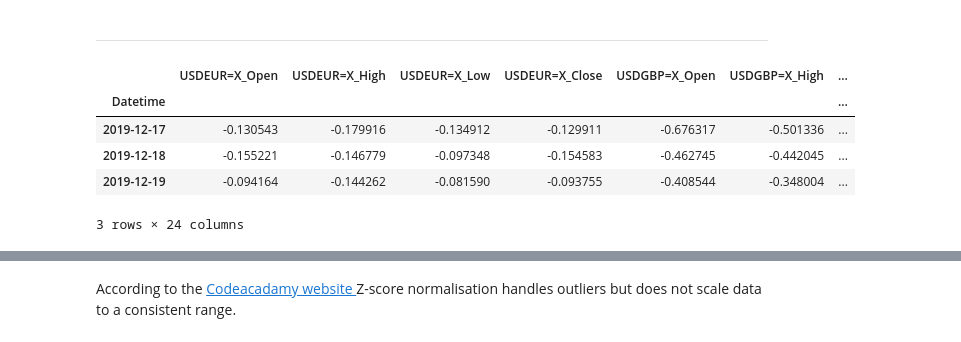
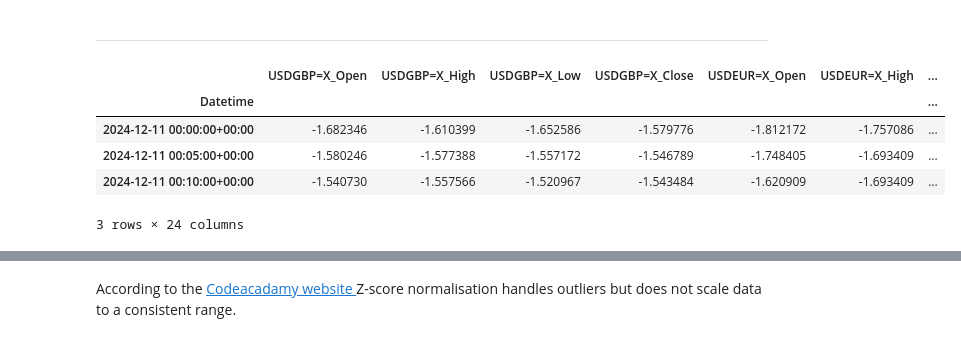
Before and after one commit to TomUszyn/PFDA-project, a Jupyter notebook: analysingCurrencyTrends.ipynb, the cells around one changed output, grey strips where cells are left out. Saved outputs shown, nothing was run; the diff lists cells and outputs as text; code cells hidden in the pictures.

```diff
--- a/analysingCurrencyTrends.ipynb
+++ b/analysingCurrencyTrends.ipynb
@@ -299,5 +462,45 @@ dataframes = [mergedFiatCurrencies2y, mergedFiatCurrencies5y, mergedFiatCurrenci
 # Forward fill missing values for each DataFrame in the list
 for df in dataframes:
     df.ffill(inplace=True)
+# %%
+## Convert to the same timezone (UTC) if the index is already timezone-aware
+dataFrames = [allFiatCurrencies2y, allFiatCurrencies5y, allFiatCurrencies5d, btc2y, btc5y, btc5d]
+
+for df in dataFrames:
+    if df.index.tzinfo is None:  # If timezone is naive, localize to UTC
+        df.index = df.index.tz_localize('UTC')
+    else:  # If timezone is already aware, convert to UTC
+        df.index = df.index.tz_convert('UTC')
 # %% [markdown]
 #### Checking Datetime format if it is in expected form: '%Y-%m-%d %H:%M:%S'.
+# %%
+# Define the DataFrames
+dataFrames = [allFiatCurrencies2y, allFiatCurrencies5y, allFiatCurrencies5d, btc2y, btc5y, btc5d]
+
+dataframeNames = [
+    'allFiatCurrencies2y',
+    'allFiatCurrencies5y',
+    'allFiatCurrencies5d',
+    'btc2y',
+    'btc5y',
+    'btc5d'
+]
+
+for name, df in zip(dataframeNames, dataFrames):
+    print(f"\nChecking DataFrame '{name}'...")
+
+    # Check if 'Datetime' exists in the index names
+    if 'Datetime' in df.index.names:
+        datetime_column = df.index.get_level_values('Datetime')
+
+        # Check if the index is in datetime64 format
+        if pd.api.types.is_datetime64_any_dtype(datetime_column):
+            datetime_format = datetime_column[0].strftime('%Y-%m-%d %H:%M:%S')
+            print("The 'Datetime' index is correctly formatted as datetime64.")
+            print(f"Example of the format: {datetime_format}")
+        else:
+            print("The 'Datetime' index is not in datetime64 format. Please convert it.")
+    else:
+        print("The 'Datetime' level is not present in the index.")
+
+print("\nAll DataFrames have been checked.")
@@ -472,31 +718,31 @@ normalisedZscoreBtc2y.head(3)
 ***
 # %%
 # List of DataFrames
-fiatDataFrames = [mergedFiatCurrencies2y, mergedFiatCurrencies5y, mergedFiatCurrencies5d]
+fiatDataFrames = [allFiatCurrencies2y, allFiatCurrencies5y, allFiatCurrencies5d]
 btcDataframes = [btc2y, btc5y, btc5d]
 
 # Initialize the Z-score scaler
 scalerZscore = StandardScaler()
 
 # Apply Z-score normalization to each DataFrame and store them
 normalisedDfs = [
     pd.DataFrame(
         scalerZscore.fit_transform(df),
         columns=df.columns,
         index=df.index
     )
     for df in fiatDataFrames
 ]
 
 # Unpack the normalized DataFrames
 normalisedZscoreFiat2y, normalisedZscoreFiat5y, normalisedZscoreFiat5d = normalisedDfs
 
 # Display the first 3 rows of the normalized DataFrame for 5 years
-normalisedZscoreFiat5y.head(3)
+normalisedZscoreFiat5d.head(3)
 # %% [output]
-|  | USDEUR=X_Open | USDEUR=X_High | USDEUR=X_Low | USDEUR=X_Close | USDGBP=X_Open | USDGBP=X_High | ... |
+|  | USDGBP=X_Open | USDGBP=X_High | USDGBP=X_Low | USDGBP=X_Close | USDEUR=X_Open | USDEUR=X_High | ... |
 | Datetime |  |  |  |  |  |  | ... |
-| 2019-12-17 | -0.130543 | -0.179916 | -0.134912 | -0.129911 | -0.676317 | -0.501336 | ... |
-| 2019-12-18 | -0.155221 | -0.146779 | -0.097348 | -0.154583 | -0.462745 | -0.442045 | ... |
-| 2019-12-19 | -0.094164 | -0.144262 | -0.081590 | -0.093755 | -0.408544 | -0.348004 | ... |
+| 2024-12-11 00:00:00+00:00 | -1.682346 | -1.610399 | -1.652586 | -1.579776 | -1.812172 | -1.757086 | ... |
+| 2024-12-11 00:05:00+00:00 | -1.580246 | -1.577388 | -1.557172 | -1.546789 | -1.748405 | -1.693409 | ... |
+| 2024-12-11 00:10:00+00:00 | -1.540730 | -1.557566 | -1.520967 | -1.543484 | -1.620909 | -1.693409 | ... |
 3 rows × 24 columns
```
Also changed, not shown: parts of 42 cells of this notebook, 20 other files.
